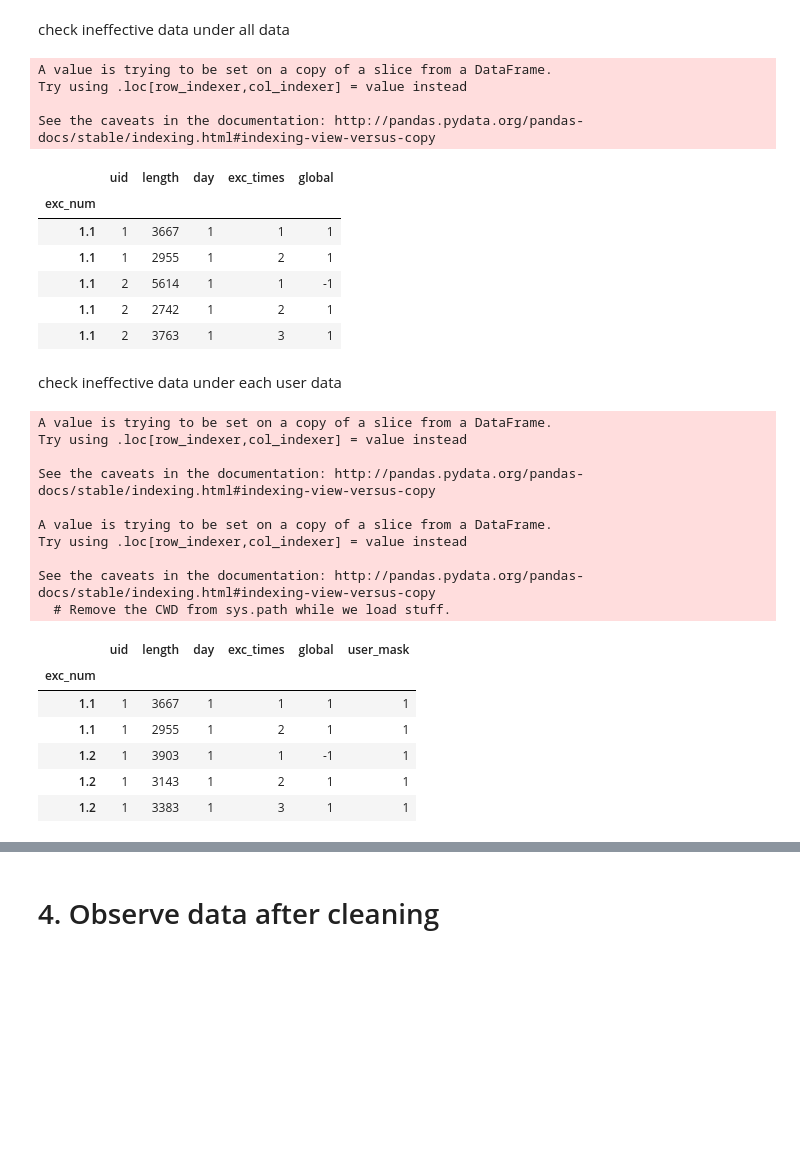
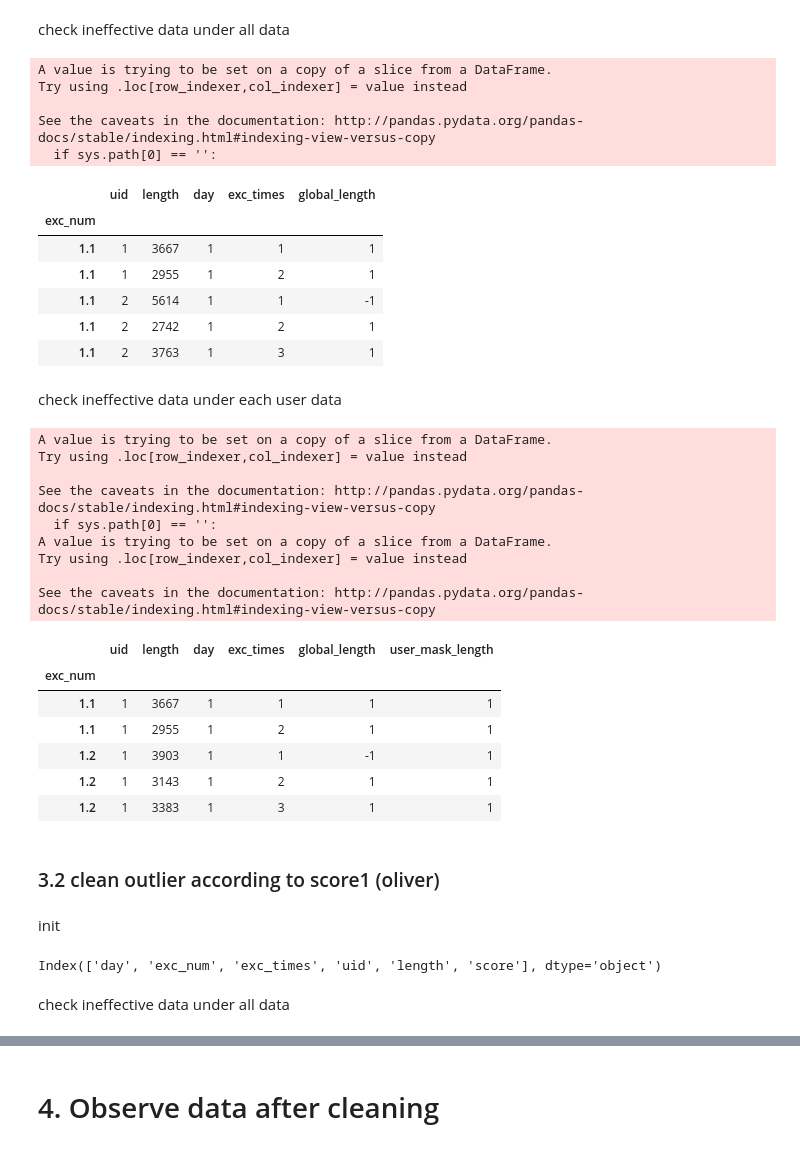
Before and after one commit to wangziling100/Heika, a Jupyter notebook: script/outlier_analysis.ipynb, the cells around one changed output, grey strips where cells are left out. Saved outputs shown, nothing was run; the diff lists cells and outputs as text; code cells hidden in the pictures; blank space fills up the shorter version.

Commit message:
outlier_analysis, add outlier cleaning via score1 (oliver)

```diff
--- a/script/outlier_analysis.ipynb
+++ b/script/outlier_analysis.ipynb
@@ -138,0 +168,12 @@ for person in people:
+# %%
+data = df_score1[['uid', 'exc_num', 'score']]
+people = df_score1['uid'].unique().tolist()
+for person in people:
+
+    sns.set_style('whitegrid')
+    sns.set(font_scale=2)
+    f, ax= plt.subplots(figsize = (14, 10))
+    tmp = df_score1[df_score1['uid']==person]
+    ax = sns.boxplot(x="exc_num", y="score", data=tmp)
+    ax.set_title('uid:'+str(person))
+    ax.set(xlabel='exercise index')
@@ -152,10 +206,11 @@ grouped = data.groupby(by=data.index)
 tmp = pd.DataFrame()
 
 for index, group in grouped:
-    clf = EllipticEnvelope(contamination=0.1)
-    clf.fit(data.loc[index,'length'].as_matrix().reshape(-1, 1))
-    mask = clf.predict(data.loc[index,'length'].as_matrix().reshape(-1, 1))
-    group['global'] = mask
+#     clf = EllipticEnvelope(contamination=0.1)
+#     clf.fit(data.loc[index,'length'].as_matrix().reshape(-1, 1))
+#     mask = clf.predict(data.loc[index,'length'].as_matrix().reshape(-1, 1))
+#     group['global_length'] = mask
+    group = clean_data(data, group, 'length', 'global_length', index)
     tmp = pd.concat([tmp, group])
 
 data = tmp
@@ -165,7 +220,8 @@ A value is trying to be set on a copy of a slice from a DataFrame.
 Try using .loc[row_indexer,col_indexer] = value instead
 
 See the caveats in the documentation: http://pandas.pydata.org/pandas-docs/stable/indexing.html#indexing-view-versus-copy
+  if sys.path[0] == '':
-|  | uid | length | day | exc_times | global |
+|  | uid | length | day | exc_times | global_length |
 | exc_num |  |  |  |  |  |
 | 1.1 | 1 | 3667 | 1 | 1 | 1 |
 | 1.1 | 1 | 2955 | 1 | 2 | 1 |
@@ -177,37 +233,49 @@ check ineffective data under each user data
 # %%
 tmp = pd.DataFrame()
 for person in people:
     tmp_person = data[data['uid']==person]
     grouped = tmp_person.groupby(tmp_person.index)
 
 
     for index, group in grouped:
-        clf = EllipticEnvelope(contamination=0.1)
-        if len(group)==1:
-            group['user_mask'] = 1
-        else:
-            clf.fit(tmp_person.loc[index,'length'].as_matrix().reshape(-1, 1))
-            mask = clf.predict(tmp_person.loc[index,'length'].as_matrix().reshape(-1, 1))
-            group['user_mask'] = mask
+#         clf = EllipticEnvelope(contamination=0.1)
+#         if len(group)==1:
+#             group['user_mask_length'] = 1
+#         else:
+#             clf.fit(tmp_person.loc[index,'length'].as_matrix().reshape(-1, 1))
+#             mask = clf.predict(tmp_person.loc[index,'length'].as_matrix().reshape(-1, 1))
+#             group['user_mask_length'] = mask
+
+        group = clean_data(tmp_person, group, 'length', 'user_mask_length', index)
         tmp = pd.concat([tmp, group])
 
-data = tmp
+data_length = tmp
 tmp.head()
 # %% [output]
 A value is trying to be set on a copy of a slice from a DataFrame.
 Try using .loc[row_indexer,col_indexer] = value instead
 
 See the caveats in the documentation: http://pandas.pydata.org/pandas-docs/stable/indexing.html#indexing-view-versus-copy
-
+  if sys.path[0] == '':
 A value is trying to be set on a copy of a slice from a DataFrame.
 Try using .loc[row_indexer,col_indexer] = value instead
 
 See the caveats in the documentation: http://pandas.pydata.org/pandas-docs/stable/indexing.html#indexing-view-versus-copy
-  # Remove the CWD from sys.path while we load stuff.
-|  | uid | length | day | exc_times | global | user_mask |
+|  | uid | length | day | exc_times | global_length | user_mask_length |
 | exc_num |  |  |  |  |  |  |
 | 1.1 | 1 | 3667 | 1 | 1 | 1 | 1 |
 | 1.1 | 1 | 2955 | 1 | 2 | 1 | 1 |
 | 1.2 | 1 | 3903 | 1 | 1 | -1 | 1 |
 | 1.2 | 1 | 3143 | 1 | 2 | 1 | 1 |
 | 1.2 | 1 | 3383 | 1 | 3 | 1 | 1 |
+# %% [markdown]
+### 3.2 clean outlier according to score1 (oliver)
+# %% [markdown]
+init
+# %%
+data = df_score1
+data.columns
+# %% [output]
+Index(['day', 'exc_num', 'exc_times', 'uid', 'length', 'score'], dtype='object')
+# %% [markdown]
+check ineffective data under all data
```
Also changed, not shown: parts of 30 cells of this notebook.
